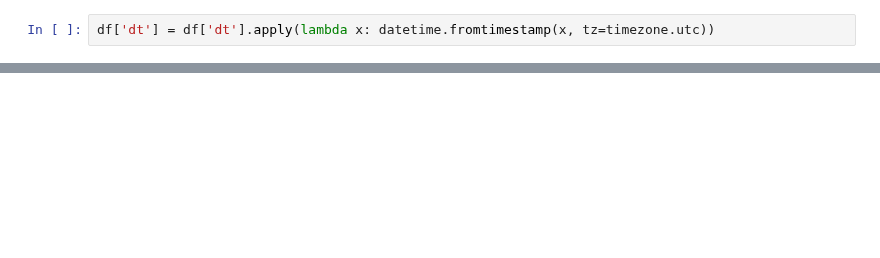
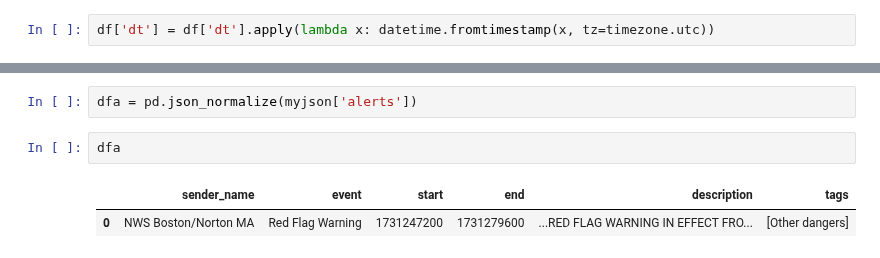
Before and after one commit to shroffr01/PersonalProject, a Jupyter notebook: new_test.ipynb, the cells around one changed output, grey strips where cells are left out. Cells and saved outputs as stored; diff of their text form; blank space fills up the shorter version.

```diff
--- a/new_test.ipynb
+++ b/new_test.ipynb
@@ -629,0 +594,7 @@ df
+# %%
+dfa = pd.json_normalize(myjson['alerts'])
+# %%
+dfa
+# %% [output]
+|  | sender_name | event | start | end | description | tags |
+| 0 | NWS Boston/Norton MA | Red Flag Warning | 1731247200 | 1731279600 | ...RED FLAG WARNING IN EFFECT FRO... | [Other dangers] |
```
Also changed, not shown: parts of 2 cells of this notebook, 2 other files.
